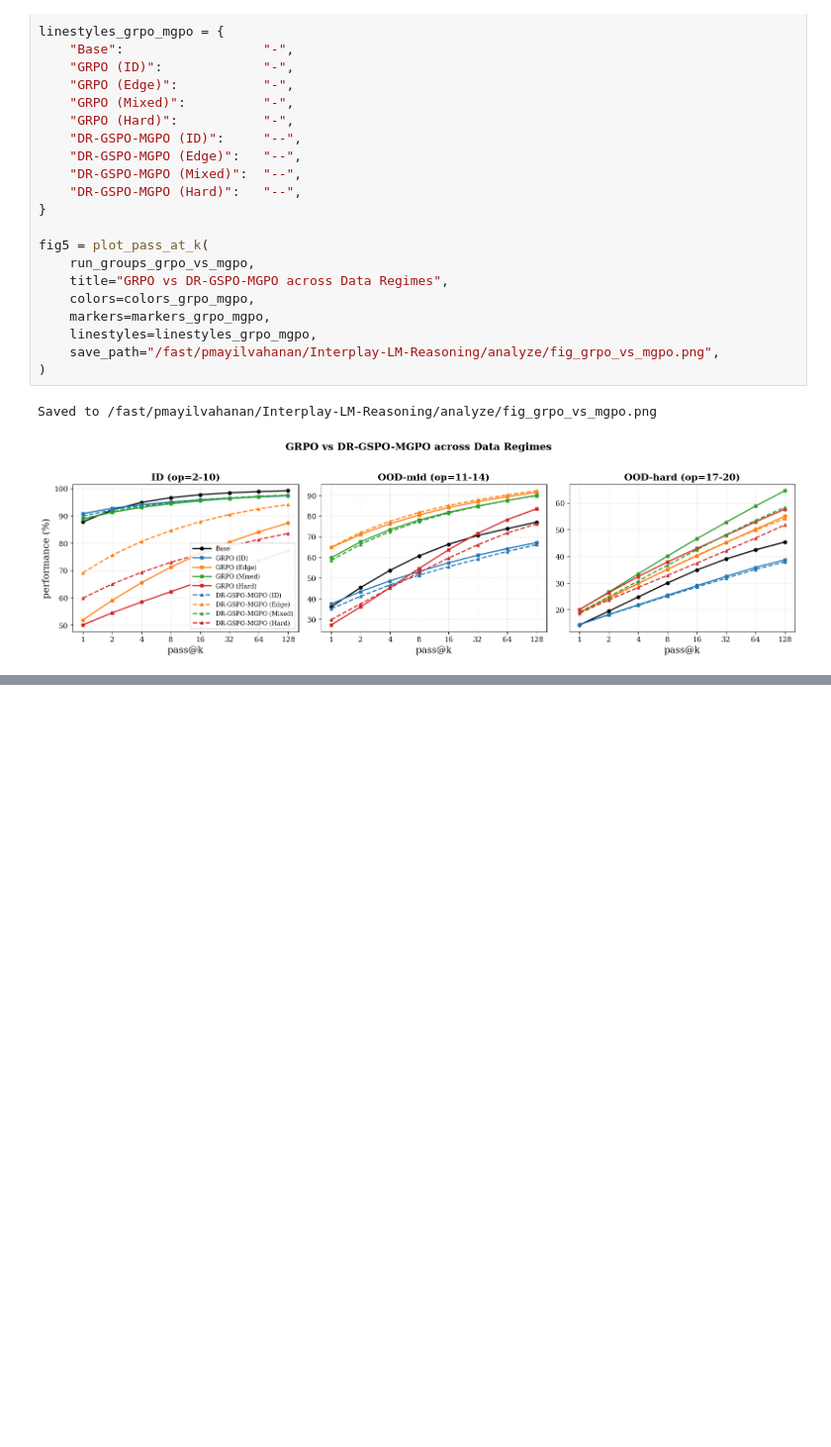
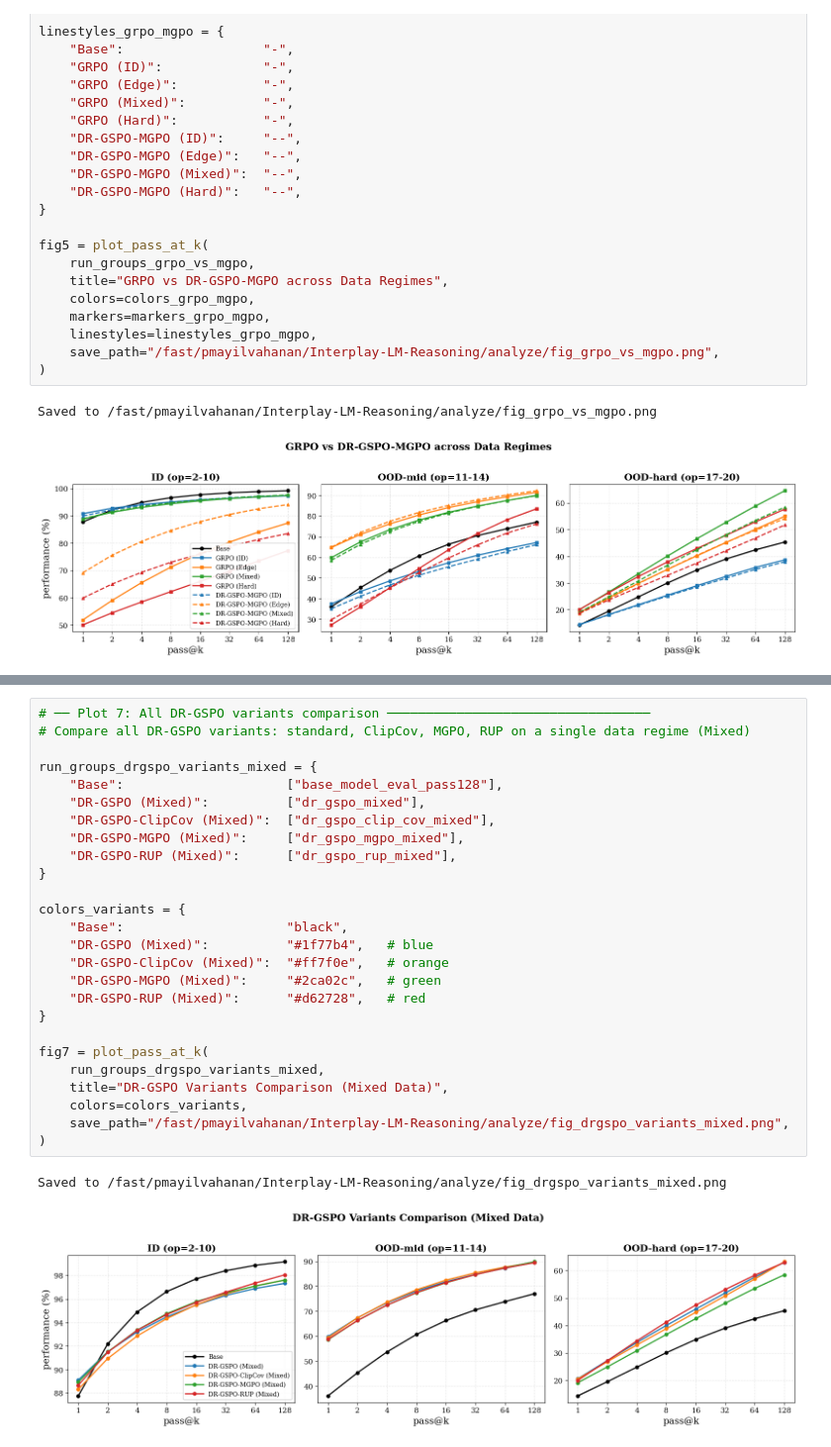
Before and after one commit to FanfeiLi/Interplay-LM-Reasoning, a Jupyter notebook: analyze/results.ipynb, the cells around one changed output, grey strips where cells are left out. Shown at 99% size. Drawn from its saved outputs; the diff is of its cells as text; blank space fills up the shorter version.

```diff
--- a/analyze/results.ipynb
+++ b/analyze/results.ipynb
@@ -444,0 +509,29 @@ Saved to /fast/pmayilvahanan/Interplay-LM-Reasoning/analyze/fig_grpo_vs_mgpo.png
+# %%
+# ── Plot 7: All DR-GSPO variants comparison ──────────────────────────────────
+# Compare all DR-GSPO variants: standard, ClipCov, MGPO, RUP on a single data regime (Mixed)
+
+run_groups_drgspo_variants_mixed = {
+    "Base":                     ["base_model_eval_pass128"],
+    "DR-GSPO (Mixed)":          ["dr_gspo_mixed"],
+    "DR-GSPO-ClipCov (Mixed)":  ["dr_gspo_clip_cov_mixed"],
+    "DR-GSPO-MGPO (Mixed)":     ["dr_gspo_mgpo_mixed"],
+    "DR-GSPO-RUP (Mixed)":      ["dr_gspo_rup_mixed"],
+}
+
+colors_variants = {
+    "Base":                     "black",
+    "DR-GSPO (Mixed)":          "#1f77b4",   # blue
+    "DR-GSPO-ClipCov (Mixed)":  "#ff7f0e",   # orange
+    "DR-GSPO-MGPO (Mixed)":     "#2ca02c",   # green
+    "DR-GSPO-RUP (Mixed)":      "#d62728",   # red
+}
+
+fig7 = plot_pass_at_k(
+    run_groups_drgspo_variants_mixed,
+    title="DR-GSPO Variants Comparison (Mixed Data)",
+    colors=colors_variants,
+    save_path="/fast/pmayilvahanan/Interplay-LM-Reasoning/analyze/fig_drgspo_variants_mixed.png",
+)
+# %% [output]
+Saved to /fast/pmayilvahanan/Interplay-LM-Reasoning/analyze/fig_drgspo_variants_mixed.png
+[figure, added]
```
Also changed, not shown: parts of 9 cells of this notebook, 8 other files.
